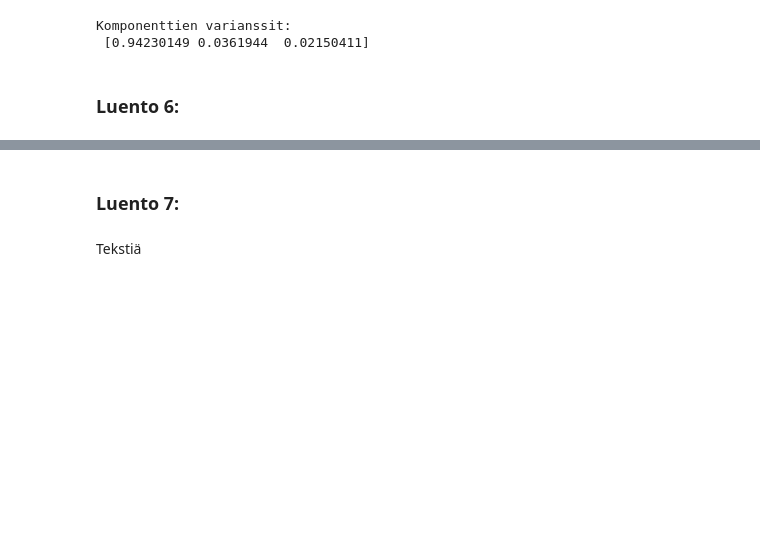
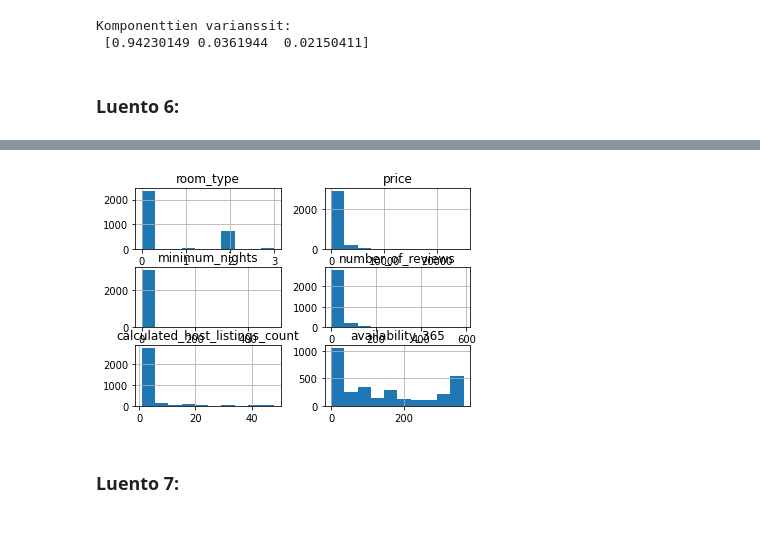
Before and after one commit to noorasaros/JODA2021_oppimispk, a Jupyter notebook: oppimispk.ipynb, the cells around one changed output, grey strips where cells are left out. Drawn from its saved outputs; the diff is of its cells as text; code cells hidden in the pictures; blank space fills up the shorter version.

Commit message:
Kuuden luennon tekstit ja koodia.

```diff
--- a/oppimispk.ipynb
+++ b/oppimispk.ipynb
@@ -386,2 +390,13 @@ Tekstiä
 # %%
-# jotain
+# Tässä esimerkissä halusin testata luonnollisen kielen analyysiä.
+# Tässä esimerkissä käytetään vain hyvin pientä osaa datasta,
+# koska kuten aiemmin todettua, esimerkkidatan tekstiosuudet ovat
+# kahdella eri kielellä.
+
+# Koodit ovat kuudennen viikon luennon koodeista.
+
+# Jatketaan saman datan työstöä.
+
+dfNum = df[['room_type','price','minimum_nights','number_of_reviews',
+            'calculated_host_listings_count','availability_365']]
+dfNum.head()
@@ -387,0 +435,5 @@ Tekstiä
+# %%
+# Ei pitäisi poistua mitään, kokeillaan.
+dfNum=dfNum.dropna()
+print("Poistettuja tietueita oli: "+str(tietueita[0]-dfNum.shape[0])
+      +" jäljellä "+str(dfNum.shape[0]))
@@ -388,6 +466,19 @@ Tekstiä
+# %%
+# Histogrammeihin.
+hist = dfNum.hist()
+# Availability_365 on näistä mahdollisesti ainoa oikeasti kiinnostava.
+# Room_type antaa myös mielenkiintoista tietoa.
+# %% [output]
+[figure, added]
 # %% [markdown]
 ### Luento 7:
 # %% [markdown]
-Tekstiä
+<p></p>
+
+<p></p>
+
+<p></p>
+
+<p></p>
 # %%
 # jotain
```
Also changed, not shown: parts of 8 cells of this notebook.
